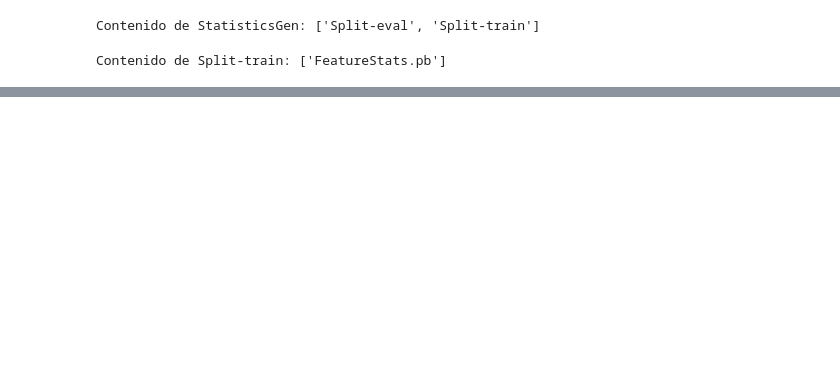
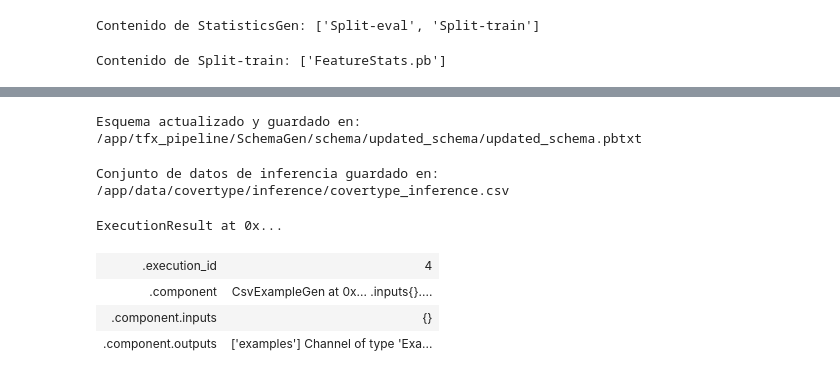
Before and after one commit to Maria-mon/Taller_2_MLOPS_2025, a Jupyter notebook: Proyecto_1/work/desarrollo.ipynb, the cells around one changed output, grey strips where cells are left out. Cells and saved outputs as stored; diff of their text form; code cells hidden in the pictures; blank space fills up the shorter version.

Commit message:
carpeta completa

```diff
--- a/Proyecto_1/work/desarrollo.ipynb
+++ b/Proyecto_1/work/desarrollo.ipynb
@@ -196,0 +282,78 @@ tfdv.visualize_statistics(stats_dataset)
+# %%
+from tensorflow_metadata.proto.v0 import schema_pb2
+
+#CURANDO EL ESQUEMA
+
+#Definir rangos para las caracteristicas Hillshade_9am,Hillshade_Noon, Slope, Cover_Type
+
+# Cargar el esquema inferido desde el directorio generado por SchemaGen
+schema = tfdv.load_schema_text(os.path.join(schema_uri, "schema.pbtxt"))
+
+# Definir valores aceptables
+feature_domains = {
+    "Hillshade_9am": (0, 255),
+    "Hillshade_Noon": (0, 255),
+    "Slope": (0, 90),
+    "Cover_Type": (0, 6)
+}
+
+# Aplicar restricciones de dominio a las características
+for feature_name, (min_val, max_val) in feature_domains.items():
+    tfdv.set_domain(schema, feature_name,
+                    schema_pb2.IntDomain(min=min_val, max=max_val))
+
+# Marcar "Cover_Type" como una variable categórica
+cover_type_feature = next(f for f in schema.feature if f.name == "Cover_Type")
+cover_type_feature.int_domain.is_categorical = True
+
+# Guardar el esquema actualizado
+updated_schema_dir = os.path.join(os.path.dirname(schema_uri), "updated_schema")
+os.makedirs(updated_schema_dir, exist_ok=True)  # Crear el directorio si no existe
+updated_schema_path = os.path.join(updated_schema_dir, "updated_schema.pbtxt")
+
+tfdv.write_schema_text(schema, updated_schema_path)
+
+print(f"Esquema actualizado y guardado en: {updated_schema_path}")
+# %% [output]
+Esquema actualizado y guardado en: /app/tfx_pipeline/SchemaGen/schema/updated_schema/updated_schema.pbtxt
+# %%
+#ENTORNOS DE ESQUEMA
+
+#Simular un conjunto de datos de inferencia o serving, eliminando la columna Cover_Type.
+
+# Definir directorio para datos de inferencia
+INFERENCE_DATA_DIR = os.path.abspath("./data/covertype/inference")
+
+# Crear carpeta si no existe
+os.makedirs(INFERENCE_DATA_DIR, exist_ok=True)
+
+# Cargar los datos de entrenamiento
+data_path = os.path.join(_data_root, 'covertype_train.csv')
+df = pd.read_csv(data_path)
+
+# Crear un subconjunto para inferencia eliminando "Cover_Type"
+df_inference = df.drop(columns=["Cover_Type"])
+
+# Guardar el archivo de inferencia
+inference_data_path = os.path.join(INFERENCE_DATA_DIR, "covertype_inference.csv")
+df_inference.to_csv(inference_data_path, index=False)
+
+print(f"Conjunto de datos de inferencia guardado en: {inference_data_path}")
+# %% [output]
+Conjunto de datos de inferencia guardado en: /app/data/covertype/inference/covertype_inference.csv
+# %%
+#Ingesta del conjunto de inferencia
+
+from tfx.components import CsvExampleGen
+
+#Crear el componente ExampleGen para datos de inferencia
+inference_example_gen = CsvExampleGen(input_base=INFERENCE_DATA_DIR)
+
+#Ejecutar ExampleGen en el contexto de TFX
+context.run(inference_example_gen)
+# %% [output]
+ExecutionResult at 0x...
+| .execution_id | 4 |
+| .component | CsvExampleGen at 0x... .inputs{}.... |
+| .component.inputs | {} |
+| .component.outputs | ['examples'] Channel of type 'Exa... |
```
Also changed, not shown: parts of 43 cells of this notebook, 5 other files.
